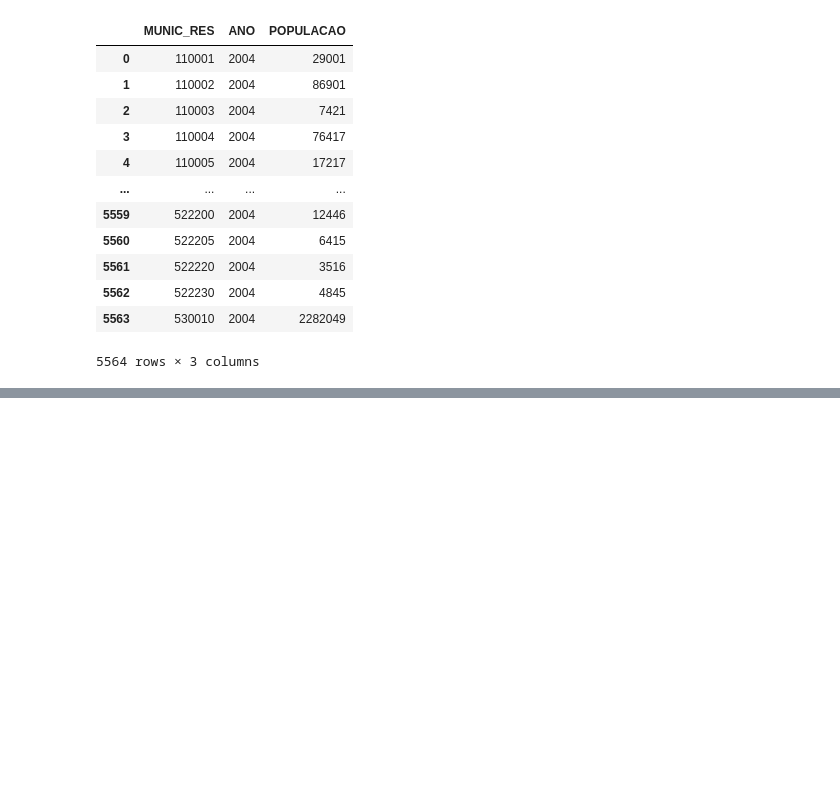
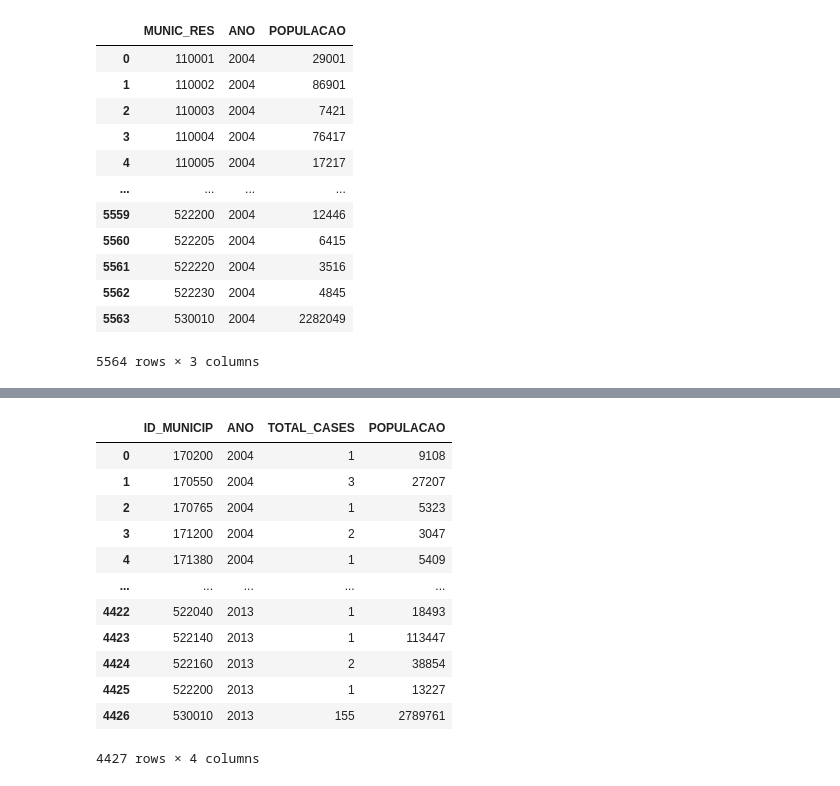
Before and after one commit to RaphaLevy/Study_on_Malaria_dynamics, a Jupyter notebook: pysus_data/Parquet_to_CSV.ipynb, the cells around one changed output, grey strips where cells are left out. Saved outputs shown, nothing was run; the diff lists cells and outputs as text; code cells hidden in the pictures; blank space fills up the shorter version.

```diff
--- a/pysus_data/Parquet_to_CSV.ipynb
+++ b/pysus_data/Parquet_to_CSV.ipynb
@@ -491,0 +530,22 @@ tot_cases
+# %%
+tot_cases_by_year['ID_MUNICIP'] = tot_cases_by_year['ID_MUNICIP'].astype(str)
+# %%
+full_pop_df['ID_MUNICIP'] = full_pop_df['ID_MUNICIP'].astype(str)
+# %%
+cases_per_mun_df = pd.merge(tot_cases_by_year, full_pop_df, on=['ID_MUNICIP', 'ANO'], how='inner')
+cases_per_mun_df = cases_per_mun_df[['ID_MUNICIP', 'ANO', 'TOTAL_CASES', 'POPULACAO']]
+cases_per_mun_df
+# %% [output]
+|  | ID_MUNICIP | ANO | TOTAL_CASES | POPULACAO |
+| 0 | 170200 | 2004 | 1 | 9108 |
+| 1 | 170550 | 2004 | 3 | 27207 |
+| 2 | 170765 | 2004 | 1 | 5323 |
+| 3 | 171200 | 2004 | 2 | 3047 |
+| 4 | 171380 | 2004 | 1 | 5409 |
+| ... | ... | ... | ... | ... |
+| 4422 | 522040 | 2013 | 1 | 18493 |
+| 4423 | 522140 | 2013 | 1 | 113447 |
+| 4424 | 522160 | 2013 | 2 | 38854 |
+| 4425 | 522200 | 2013 | 1 | 13227 |
+| 4426 | 530010 | 2013 | 155 | 2789761 |
+4427 rows × 4 columns
```
Also changed, not shown: parts of 14 cells of this notebook.
